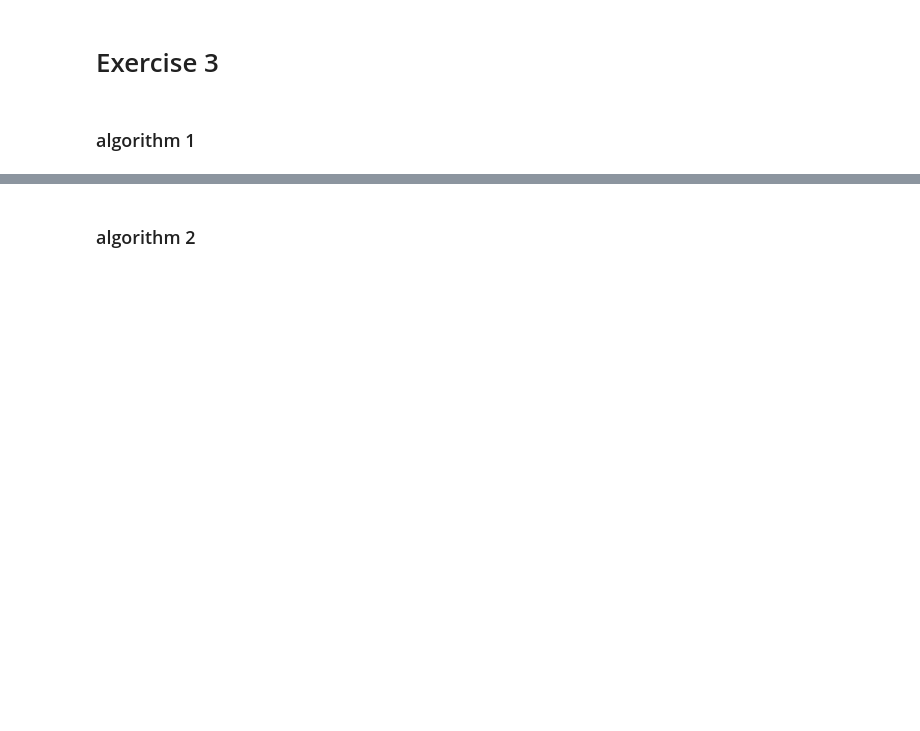
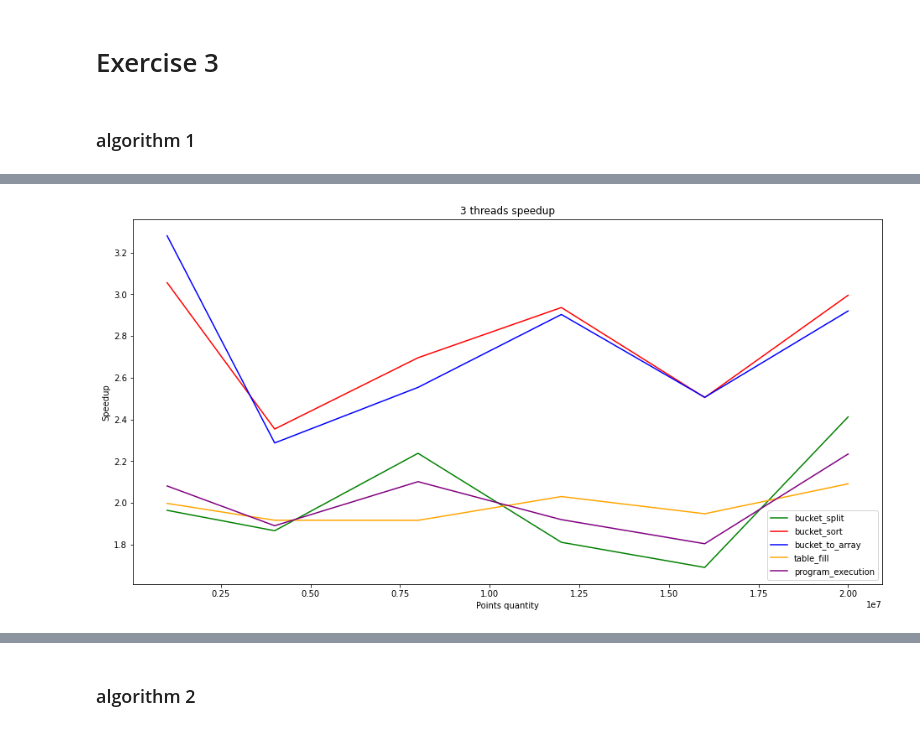
Before and after one commit to Mlokos/ParallelProgramming, a Jupyter notebook: lab7/analysis/gather_logs.ipynb, the cells around one changed output, grey strips where cells are left out. Drawn from its saved outputs; the diff is of its cells as text; code cells hidden in the pictures; blank space fills up the shorter version.

```diff
--- a/lab7/analysis/gather_logs.ipynb
+++ b/lab7/analysis/gather_logs.ipynb
@@ -340,0 +331,17 @@ plt.show()
+# %%
+f = plt.figure()
+f.set_figwidth(16)
+f.set_figheight(8)
+
+plt.plot(y, bucket_split_3_threads, c='green', label='bucket_split')
+plt.plot(y, bucket_sort_3_threads, c='red', label='bucket_sort')
+plt.plot(y, bucket_to_array_3_threads, c='blue', label='bucket_to_array')
+plt.plot(y, table_fill_3_threads, c='orange', label='table_fill')
+plt.plot(y, program_execution_3_threads, c='purple', label='program_execution')
+plt.legend(loc="lower right")
+plt.title("3 threads speedup")
+plt.xlabel("Points quantity")
+plt.ylabel("Speedup")
+plt.show()
+# %% [output]
+[figure, added]
```
Also changed, not shown: parts of 11 cells of this notebook.
